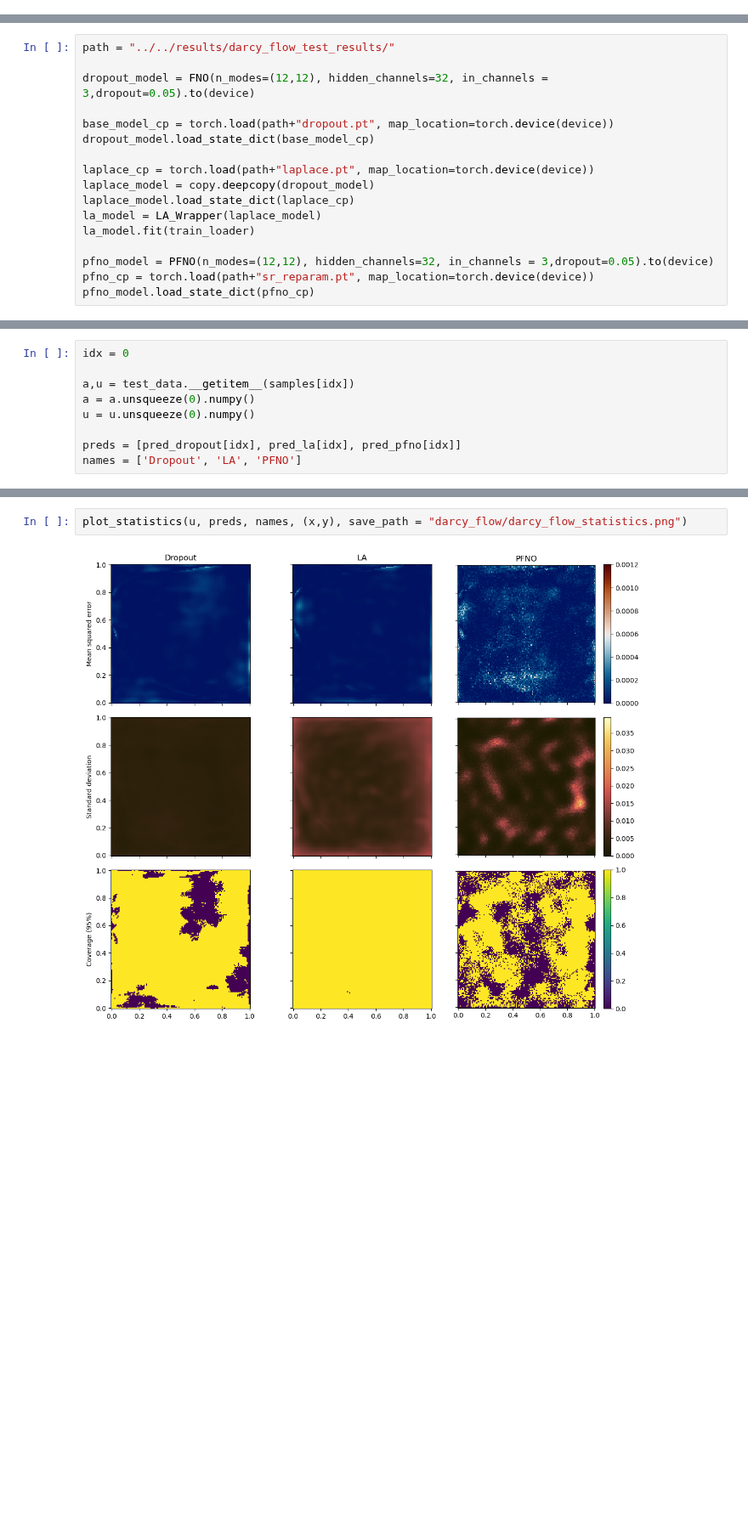
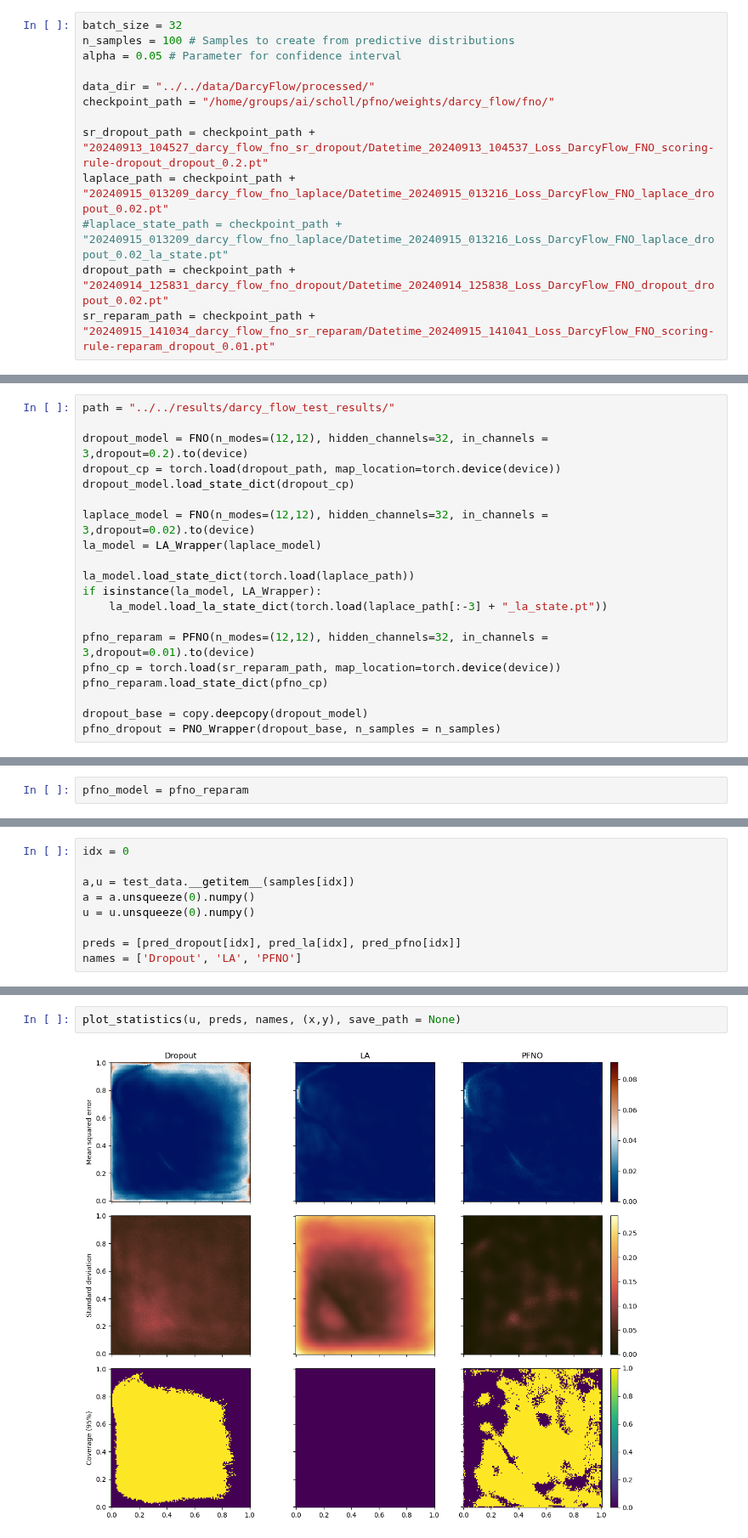
Before and after one commit to cbuelt/pfno, a Jupyter notebook: evaluation/plots/darcy_flow.ipynb, the cells around one changed output, grey strips where cells are left out. Shown at 85% size. Drawn from its saved outputs; the diff is of its cells as text; blank space fills up the shorter version.

Commit message:
Fix laplace Wrapper

```diff
--- a/evaluation/plots/darcy_flow.ipynb
+++ b/evaluation/plots/darcy_flow.ipynb
@@ -30 +19,14 @@ alpha = 0.05 # Parameter for confidence interval
+# %%
+batch_size = 32
+n_samples = 100 # Samples to create from predictive distributions
+alpha = 0.05 # Parameter for confidence interval
+
+data_dir = "../../data/DarcyFlow/processed/"
+checkpoint_path = "/home/groups/ai/scholl/pfno/weights/darcy_flow/fno/"
+
+sr_dropout_path = checkpoint_path + "20240913_104527_darcy_flow_fno_sr_dropout/Datetime_20240913_104537_Loss_DarcyFlow_FNO_scoring-rule-dropout_dropout_0.2.pt"
+laplace_path = checkpoint_path + "20240915_013209_darcy_flow_fno_laplace/Datetime_20240915_013216_Loss_DarcyFlow_FNO_laplace_dropout_0.02.pt"
+#laplace_state_path = checkpoint_path + "20240915_013209_darcy_flow_fno_laplace/Datetime_20240915_013216_Loss_DarcyFlow_FNO_laplace_dropout_0.02_la_state.pt"
+dropout_path = checkpoint_path + "20240914_125831_darcy_flow_fno_dropout/Datetime_20240914_125838_Loss_DarcyFlow_FNO_dropout_dropout_0.02.pt"
+sr_reparam_path = checkpoint_path + "20240915_141034_darcy_flow_fno_sr_reparam/Datetime_20240915_141041_Loss_DarcyFlow_FNO_scoring-rule-reparam_dropout_0.01.pt"
 # %%
@@ -44,17 +42,20 @@ n_test = len(test_loader)
 # %%
 path = "../../results/darcy_flow_test_results/"
 
-dropout_model = FNO(n_modes=(12,12), hidden_channels=32, in_channels = 3,dropout=0.05).to(device)
+dropout_model = FNO(n_modes=(12,12), hidden_channels=32, in_channels = 3,dropout=0.2).to(device)
+dropout_cp = torch.load(dropout_path, map_location=torch.device(device))
+dropout_model.load_state_dict(dropout_cp)
 
-base_model_cp = torch.load(path+"dropout.pt", map_location=torch.device(device))
-dropout_model.load_state_dict(base_model_cp)
+laplace_model = FNO(n_modes=(12,12), hidden_channels=32, in_channels = 3,dropout=0.02).to(device)
+la_model = LA_Wrapper(laplace_model)
 
-laplace_cp = torch.load(path+"laplace.pt", map_location=torch.device(device))
-laplace_model = copy.deepcopy(dropout_model)
-laplace_model.load_state_dict(laplace_cp)
-la_model = LA_Wrapper(laplace_model)
-la_model.fit(train_loader)
+la_model.load_state_dict(torch.load(laplace_path))
+if isinstance(la_model, LA_Wrapper):
+    la_model.load_la_state_dict(torch.load(laplace_path[:-3] + "_la_state.pt"))
 
-pfno_model = PFNO(n_modes=(12,12), hidden_channels=32, in_channels = 3,dropout=0.05).to(device)
-pfno_cp = torch.load(path+"sr_reparam.pt", map_location=torch.device(device))
-pfno_model.load_state_dict(pfno_cp)
+pfno_reparam = PFNO(n_modes=(12,12), hidden_channels=32, in_channels = 3,dropout=0.01).to(device)
+pfno_cp = torch.load(sr_reparam_path, map_location=torch.device(device))
+pfno_reparam.load_state_dict(pfno_cp)
+
+dropout_base = copy.deepcopy(dropout_model)
+pfno_dropout = PNO_Wrapper(dropout_base, n_samples = n_samples)
@@ -63,3 +62,5 @@ pfno_model.load_state_dict(pfno_cp)
+# %%
+pfno_model = pfno_reparam
 # %% [markdown]
 # Predictions
 # %%
@@ -178,4 +179,4 @@ plot_predictions(u, preds, names, (x,y))
 # %%
-plot_statistics(u, preds, names, (x,y), save_path = "darcy_flow/darcy_flow_statistics.png")
+plot_statistics(u, preds, names, (x,y), save_path = None)
 # %% [output]
-[figure, old version]
+[figure, new version]
```
Also changed, not shown: parts of 5 cells of this notebook, 3 other files.
